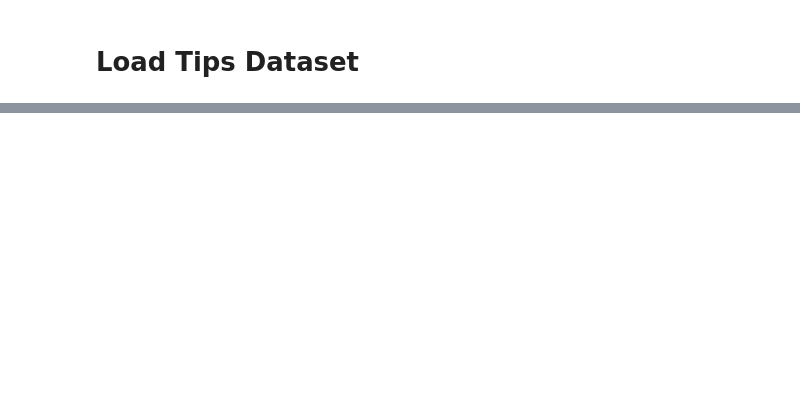
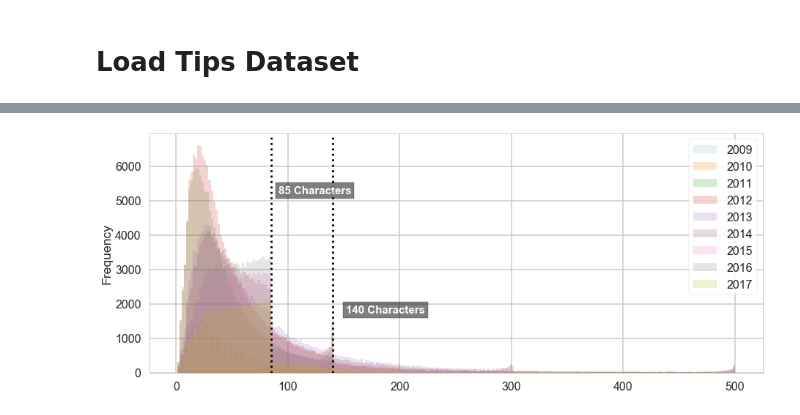
Before and after one commit to samgutentag/yelpsubtopics, a Jupyter notebook: 02_DataExploration/EDA_01_Tips_Data.ipynb, the cells around one changed output, grey strips where cells are left out. Drawn from its saved outputs; the diff is of its cells as text; code cells hidden in the pictures; blank space fills up the shorter version.

```diff
--- a/02_DataExploration/EDA_01_Tips_Data.ipynb
+++ b/02_DataExploration/EDA_01_Tips_Data.ipynb
@@ -116,0 +185,27 @@ def get_sentiment(df=None):
+# %%
+plt.subplots(figsize=FIG_SIZE)
+
+ax = tips[tips.date.dt.year == sorted(tips.date.dt.year.unique())[0]].tip_len.plot(kind='hist', bins=250, label=str(sorted(tips.date.dt.year.unique())[0]), alpha=0.1)
+for year in sorted(tips.date.dt.year.unique())[1:]:
+
+    tips[tips.date.dt.year == year].tip_len.plot(kind='hist', bins=250, ax=ax, label='{}'.format(year), alpha=0.2)
+
+
+v_markers = {'85':0.75,
+            '140':0.25}
+
+for k, v in v_markers.items():
+    # draw vertical line at twitter character count limit
+    ax.axvline(x=int(k), color='k', linestyle=':')
+    label = '{} Characters'.format(k)
+    ax.text(int(k)/(tips.tip_len.max())+.04, v, label,
+        horizontalalignment='left',
+        verticalalignment='baseline',
+        transform=ax.transAxes,
+        size=TICK_FONT_SIZE, color='w', weight='bold', alpha=1.0, backgroundcolor=(0.0, 0.0, 0.0, 0.5))
+
+ax.legend(loc=1, frameon=True)
+plt.show()
+plt.close()
+# %% [output]
+[figure, added]
```
Also changed, not shown: parts of 29 cells of this notebook, 4 other files.
